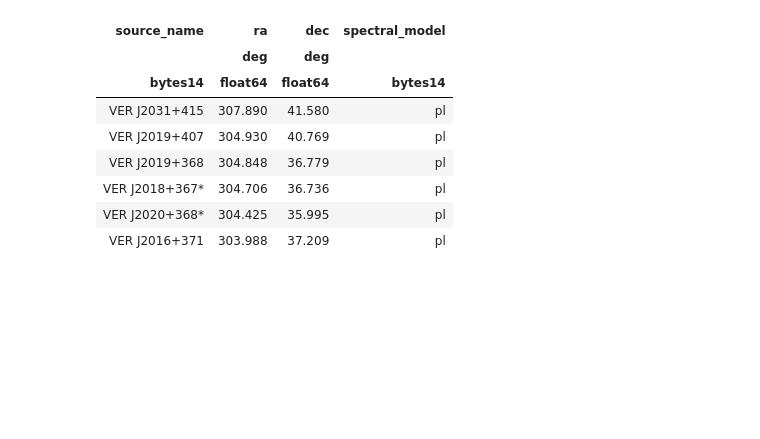
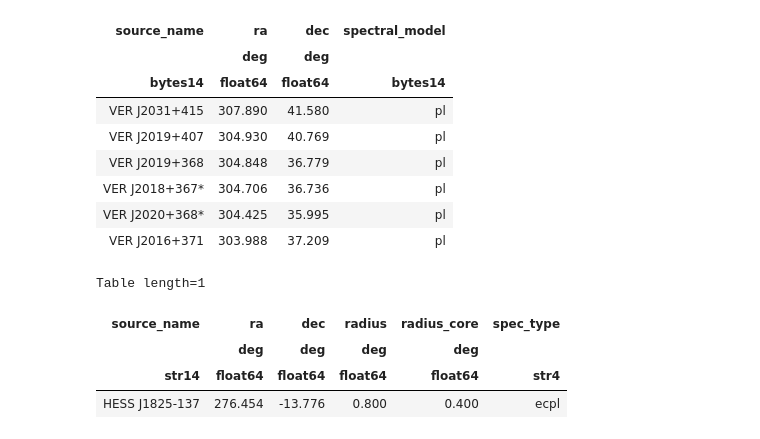
Before and after one commit to rubensjrcosta/feupy, a Jupyter notebook: examples/sources_class.ipynb, the cells around one changed output. Cells and saved outputs as stored; diff of their text form; code cells hidden in the pictures; blank space fills up the shorter version.

```diff
--- a/examples/sources_class.ipynb
+++ b/examples/sources_class.ipynb
@@ -322,3 +322,15 @@ Table length=6
 | VER J2018+367* | 304.706 | 36.736 | pl |
 | VER J2020+368* | 304.425 | 35.995 | pl |
 | VER J2016+371 | 303.988 | 37.209 | pl |
+# %%
+from feupy.catalogs import SourceCatalogExtraHESS
+
+# Initialize the VTSCat catalog using the provided file path
+catalog = SourceCatalogExtraHESS()
+catalog.table
+# %% [output]
+Table length=1
+| source_name | ra | dec | radius | radius_core | spec_type |
+|  | deg | deg | deg | deg |  |
+| str14 | float64 | float64 | float64 | float64 | str4 |
+| HESS J1825-137 | 276.454 | -13.776 | 0.800 | 0.400 | ecpl |
```
Also changed, not shown: parts of 8 cells of this notebook, 19 other files.
